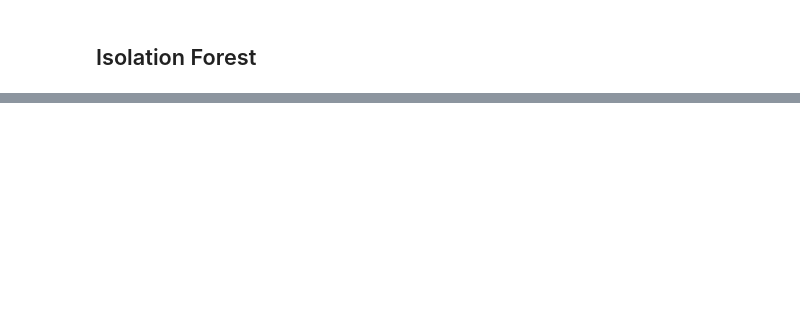
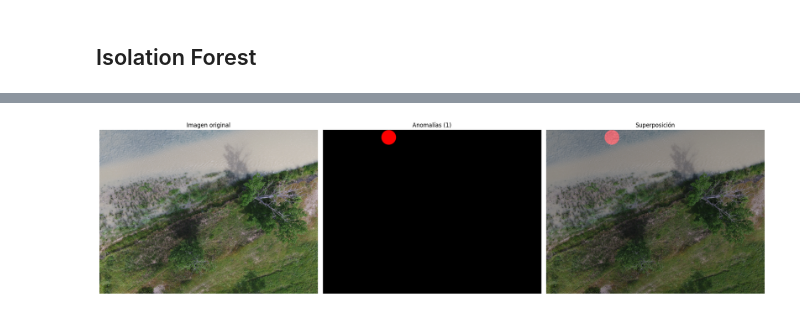
Before and after one commit to Charyzzz/proyecto_eutrofizacion, a Jupyter notebook: notebooks/02_superpixels_training.ipynb, the cells around one changed output, grey strips where cells are left out. Saved outputs shown, nothing was run; the diff lists cells and outputs as text; code cells hidden in the pictures; blank space fills up the shorter version.

```diff
--- a/notebooks/02_superpixels_training.ipynb
+++ b/notebooks/02_superpixels_training.ipynb
@@ -412,0 +470,84 @@ plt.show()
+# %%
+df_anomalias = df_superpixeles[df_superpixeles['anomalia'] == -1].copy()
+
+
+def visualizar_anomalias_en_imagen(
+    ruta_imagen,
+    df_superpixeles_anomalias,
+    foto_origen,
+    downscale=2  # ← mismo que usaste en entrenamiento
+):
+    """
+    Visualiza anomalías escalando correctamente los centroides.
+    """
+
+    imagen = cv2.imread(str(ruta_imagen))
+    imagen_rgb = cv2.cvtColor(imagen, cv2.COLOR_BGR2RGB)
+    h, w = imagen_rgb.shape[:2]
+
+    df_imagen = df_superpixeles_anomalias[
+        df_superpixeles_anomalias['foto_origen'] == foto_origen
+    ]
+
+    anomalias = df_imagen[df_imagen['anomalia'] == -1]
+
+    if len(anomalias) == 0:
+        print(f"Sin anomalías en {foto_origen}")
+        return
+
+    mascara_anomalias = np.zeros((h, w, 3), dtype=np.uint8)
+
+    for idx, row in anomalias.iterrows():
+        # Escala los centroides si fueron generados en imagen downscaleada
+        centroid_x = int(row['centroid_x'] * downscale)  # ← ESCALA
+        centroid_y = int(row['centroid_y'] * downscale)  # ← ESCALA
+
+        # Asegúrate que está dentro de imagen
+        centroid_x = min(max(centroid_x, 0), w - 1)
+        centroid_y = min(max(centroid_y, 0), h - 1)
+
+        area = int(row['area_px'] * downscale * downscale)  # ← ESCALA
+        radio = max(8, int(np.sqrt(area / np.pi)))
+
+        cv2.circle(mascara_anomalias, (centroid_x, centroid_y), radio, (255, 0, 0), -1)
+
+    imagen_resultado = cv2.addWeighted(imagen_rgb, 0.75, mascara_anomalias, 0.5, 0)
+
+    fig, axes = plt.subplots(1, 3, figsize=(20, 7))
+
+    axes[0].imshow(imagen_rgb)
+    axes[0].set_title('Imagen original')
+    axes[0].axis('off')
+
+    axes[1].imshow(mascara_anomalias)
+    axes[1].set_title(f'Anomalías ({len(anomalias)})')
+    axes[1].axis('off')
+
+    axes[2].imshow(imagen_resultado)
+    axes[2].set_title('Superposición')
+    axes[2].axis('off')
+
+    plt.tight_layout()
+    plt.show()
+
+    print(f"\n{foto_origen}: {len(anomalias)} anomalías")
+
+
+# === USO ===
+INDICE_FOTO = 7
+DOWNSCALE = 4  # ← MISMO que usaste en extraer_caracteristicas_superpixeles
+
+df_index = pd.read_csv(BASE_PATH / 'data' / 'metadata' / 'river_water_index.csv')
+
+foto_a_visualizar = df_anomalias['foto_origen'].unique()[INDICE_FOTO]
+row_imagen = df_index[df_index['filepath'].str.contains(foto_a_visualizar)].iloc[0]
+ruta_imagen = BASE_PATH / row_imagen['filepath']
+
+visualizar_anomalias_en_imagen(
+    ruta_imagen=str(ruta_imagen),
+    df_superpixeles_anomalias=df_superpixeles,
+    foto_origen=foto_a_visualizar,
+    downscale=DOWNSCALE
+)
+# %% [output]
+[figure, added]
```
Also changed, not shown: parts of 11 cells of this notebook, 2 other files.
